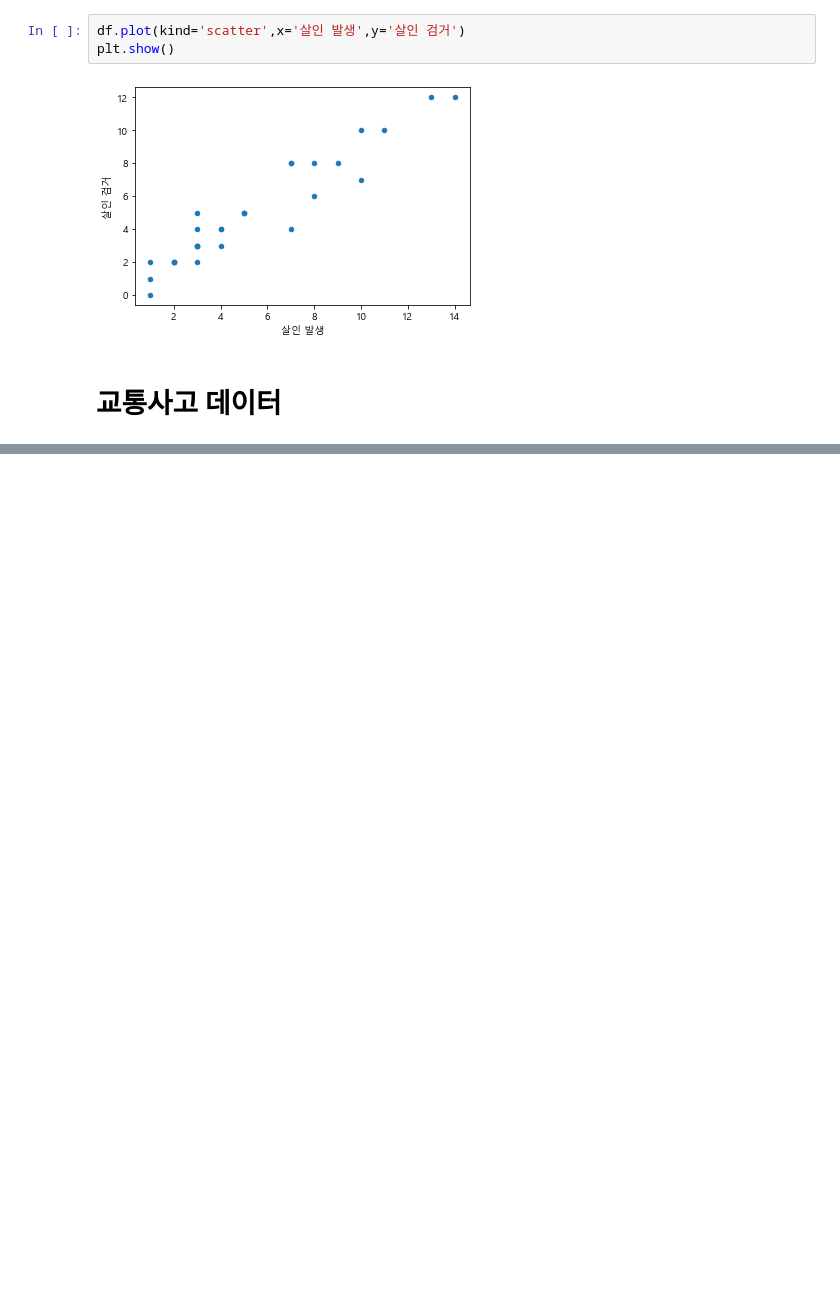
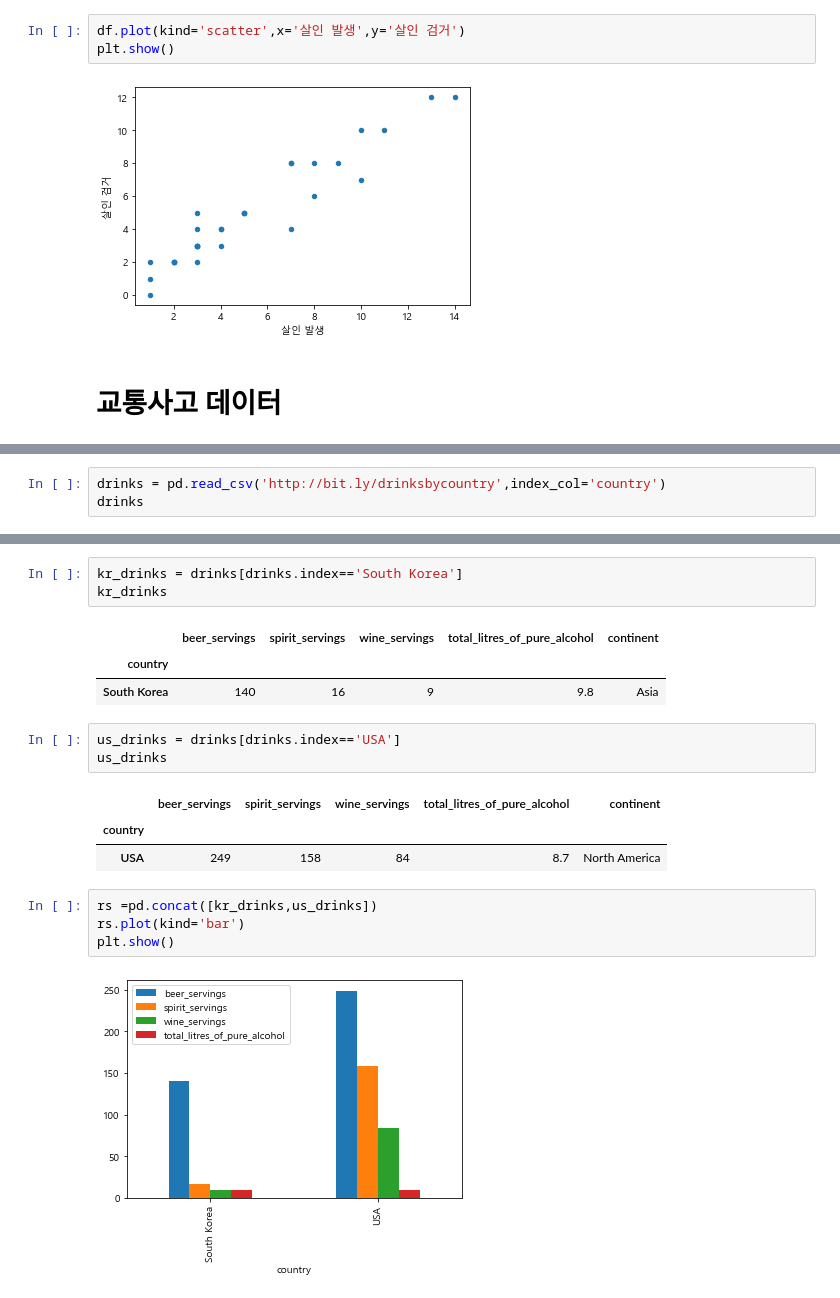
Before and after one commit to pillz9408/python, a Jupyter notebook: DataVisualize/matplotlibEx3.ipynb, the cells around one changed output, grey strips where cells are left out. Cells and saved outputs as stored; diff of their text form; blank space fills up the shorter version.

```diff
--- a/DataVisualize/matplotlibEx3.ipynb
+++ b/DataVisualize/matplotlibEx3.ipynb
@@ -78,0 +415,3 @@ df2016.head(4)
+# %%
+drinks = pd.read_csv('http://bit.ly/drinksbycountry',index_col='country')
+drinks
@@ -78,0 +433,20 @@ df2016.head(4)
+# %%
+kr_drinks = drinks[drinks.index=='South Korea']
+kr_drinks
+# %% [output]
+|  | beer_servings | spirit_servings | wine_servings | total_litres_of_pure_alcohol | continent |
+| country |  |  |  |  |  |
+| South Korea | 140 | 16 | 9 | 9.8 | Asia |
+# %%
+us_drinks = drinks[drinks.index=='USA']
+us_drinks
+# %% [output]
+|  | beer_servings | spirit_servings | wine_servings | total_litres_of_pure_alcohol | continent |
+| country |  |  |  |  |  |
+| USA | 249 | 158 | 84 | 8.7 | North America |
+# %%
+rs =pd.concat([kr_drinks,us_drinks])
+rs.plot(kind='bar')
+plt.show()
+# %% [output]
+[figure, added]
```
Also changed, not shown: parts of 46 cells of this notebook, 2 other files.
